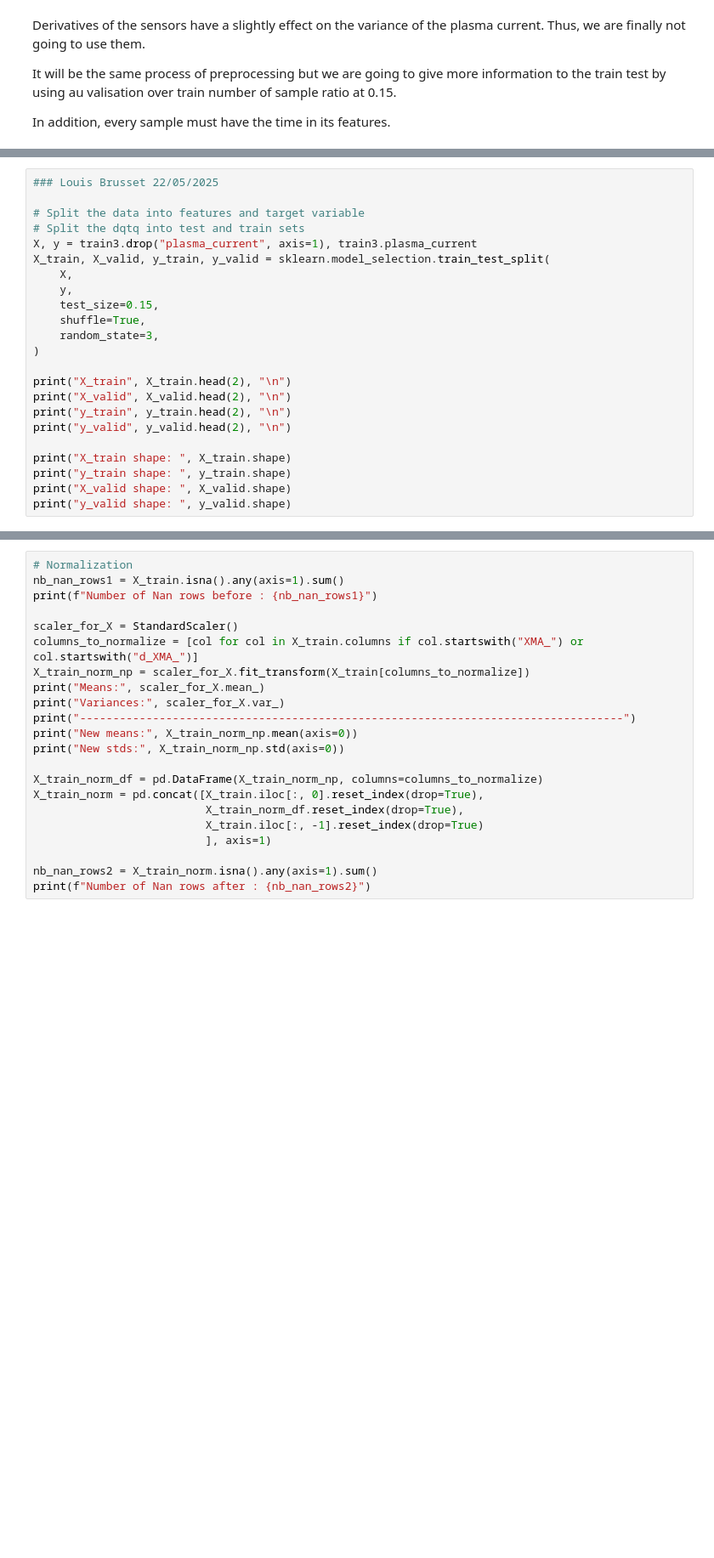
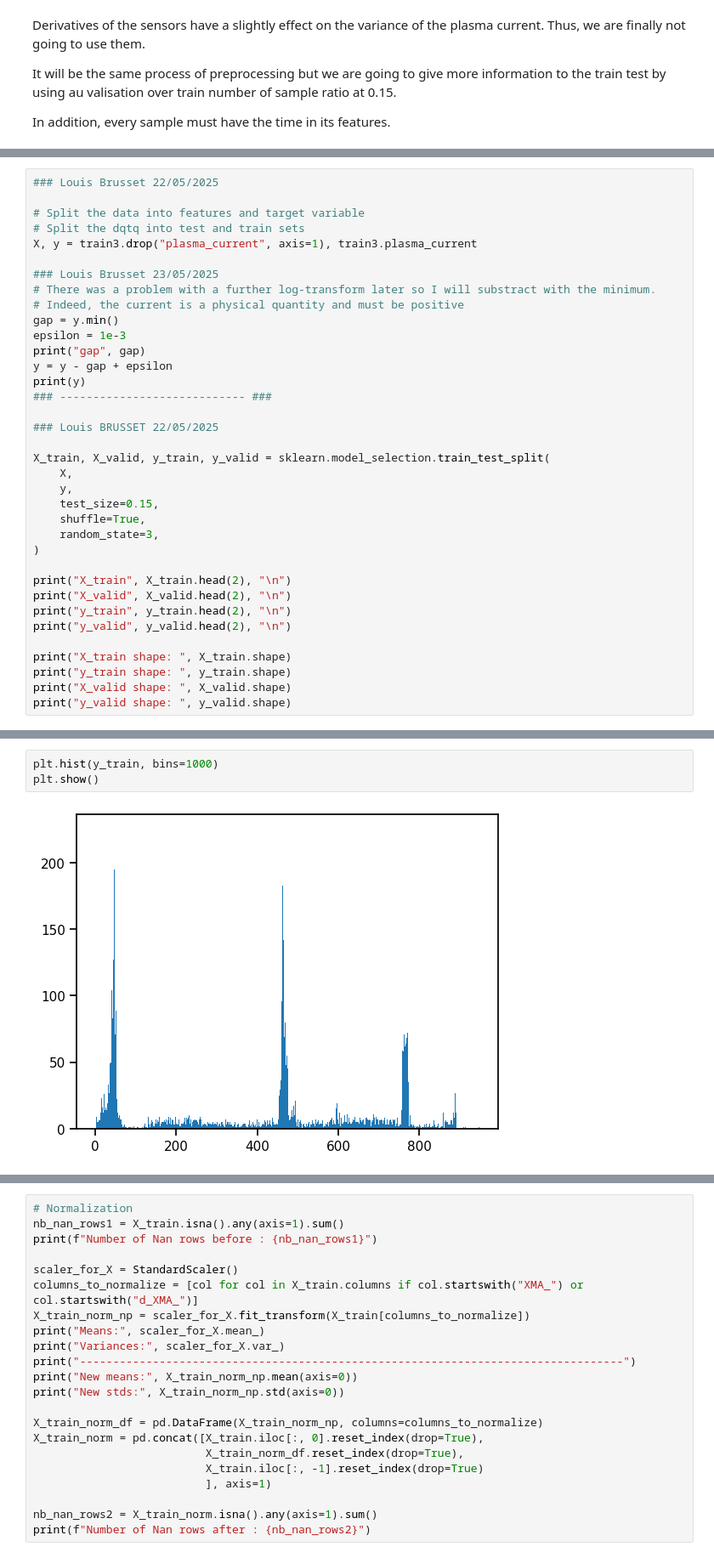
Before and after one commit to LouisBrusset/ITER-data-science-challenges, a Jupyter notebook: notebooks/MAST Plasma Current.ipynb, the cells around one changed output, grey strips where cells are left out. Shown at 85% size. Cells and saved outputs as stored; diff of their text form; blank space fills up the shorter version.

```diff
--- a/notebooks/MAST Plasma Current.ipynb
+++ b/notebooks/MAST Plasma Current.ipynb
@@ -1136,6 +1136,19 @@ train3.head(3)
 # Split the data into features and target variable
 # Split the dqtq into test and train sets
 X, y = train3.drop("plasma_current", axis=1), train3.plasma_current
+
+### Louis Brusset 23/05/2025
+# There was a problem with a further log-transform later so I will substract with the minimum.
+# Indeed, the current is a physical quantity and must be positive
+gap = y.min()
+epsilon = 1e-3
+print("gap", gap)
+y = y - gap + epsilon
+print(y)
+### ---------------------------- ###
+
+### Louis BRUSSET 22/05/2025
+
 X_train, X_valid, y_train, y_valid = sklearn.model_selection.train_test_split(
     X,
     y,
@@ -1171,3 +1184,8 @@ X_train shape:  (9003, 11)
 y_train shape:  (9003,)
 X_valid shape:  (1589, 11)
 y_valid shape:  (1589,)
+# %%
+plt.hist(y_train, bins=1000)
+plt.show()
+# %% [output]
+[figure, added]
```
Also changed, not shown: parts of 28 cells of this notebook.
